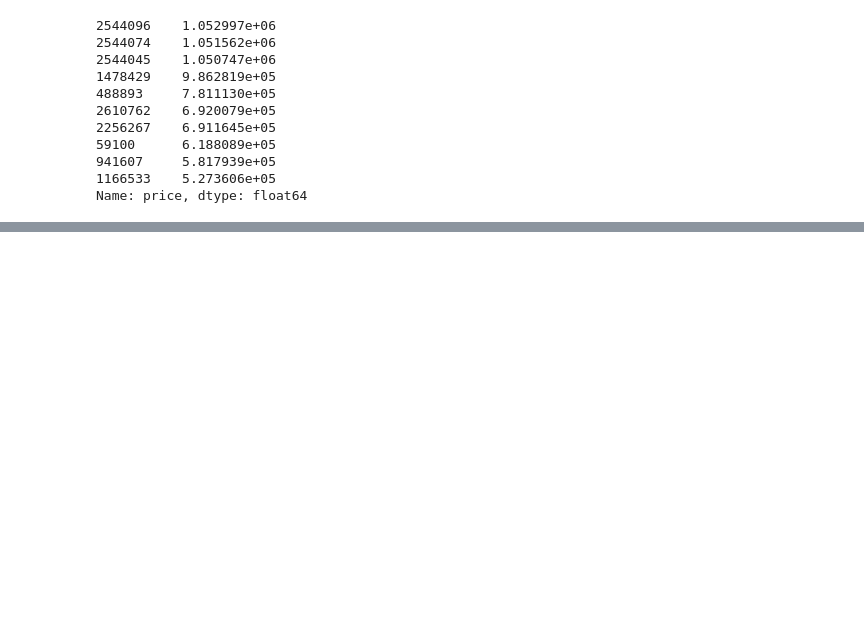
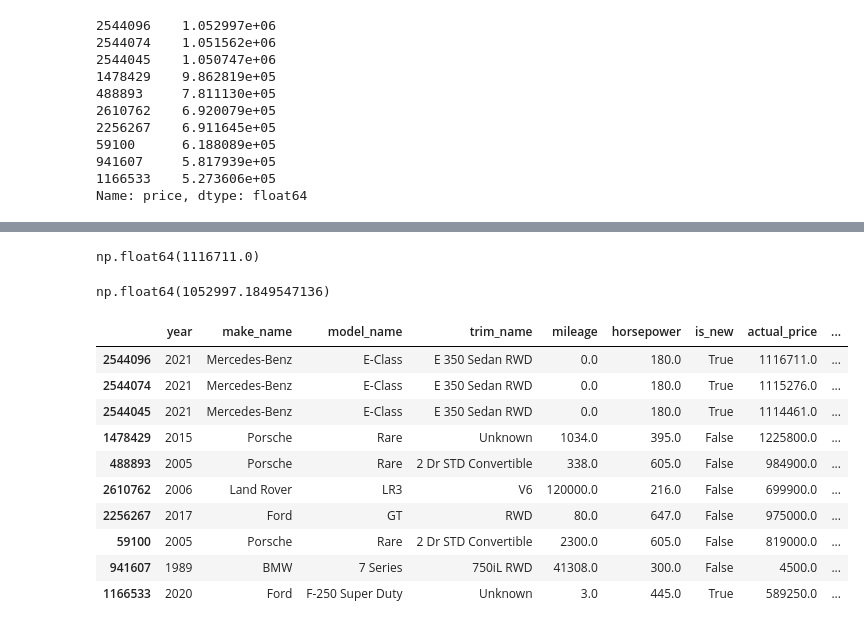
Before and after one commit to CaseyKiiza2026/vehicle-valuation-platform, a Jupyter notebook: notebooks/baseline_model.ipynb, the cells around one changed output, grey strips where cells are left out. Saved outputs shown, nothing was run; the diff lists cells and outputs as text; code cells hidden in the pictures; blank space fills up the shorter version.

```diff
--- a/notebooks/baseline_model.ipynb
+++ b/notebooks/baseline_model.ipynb
@@ -187,0 +222,2 @@ Name: price, dtype: float64
+# %%
+predictions = pd.Series(y_pred, index=y_val.index)
@@ -187,0 +228,33 @@ Name: price, dtype: float64
+# %%
+y_val.loc[2544096]
+# %% [output]
+np.float64(1116711.0)
+# %%
+error.loc[2544096]
+# %% [output]
+np.float64(1052997.1849547136)
+# %%
+worst_indices = descending_abs.index
+# %%
+worst_cases = X_val.loc[
+    worst_indices,
+    ["year", "make_name", "model_name", "trim_name", "mileage", "horsepower", "is_new"]
+].copy()
+# %%
+worst_cases["actual_price"] = y_val.loc[worst_indices]
+worst_cases["predicted_price"] = predictions.loc[worst_indices]
+worst_cases["absolute_error"] = descending_abs
+# %%
+worst_cases
+# %% [output]
+|  | year | make_name | model_name | trim_name | mileage | horsepower | is_new | actual_price | ... |
+| 2544096 | 2021 | Mercedes-Benz | E-Class | E 350 Sedan RWD | 0.0 | 180.0 | True | 1116711.0 | ... |
+| 2544074 | 2021 | Mercedes-Benz | E-Class | E 350 Sedan RWD | 0.0 | 180.0 | True | 1115276.0 | ... |
+| 2544045 | 2021 | Mercedes-Benz | E-Class | E 350 Sedan RWD | 0.0 | 180.0 | True | 1114461.0 | ... |
+| 1478429 | 2015 | Porsche | Rare | Unknown | 1034.0 | 395.0 | False | 1225800.0 | ... |
+| 488893 | 2005 | Porsche | Rare | 2 Dr STD Convertible | 338.0 | 605.0 | False | 984900.0 | ... |
+| 2610762 | 2006 | Land Rover | LR3 | V6 | 120000.0 | 216.0 | False | 699900.0 | ... |
+| 2256267 | 2017 | Ford | GT | RWD | 80.0 | 647.0 | False | 975000.0 | ... |
+| 59100 | 2005 | Porsche | Rare | 2 Dr STD Convertible | 2300.0 | 605.0 | False | 819000.0 | ... |
+| 941607 | 1989 | BMW | 7 Series | 750iL RWD | 41308.0 | 300.0 | False | 4500.0 | ... |
+| 1166533 | 2020 | Ford | F-250 Super Duty | Unknown | 3.0 | 445.0 | True | 589250.0 | ... |
```
Also changed, not shown: parts of 16 cells of this notebook.
